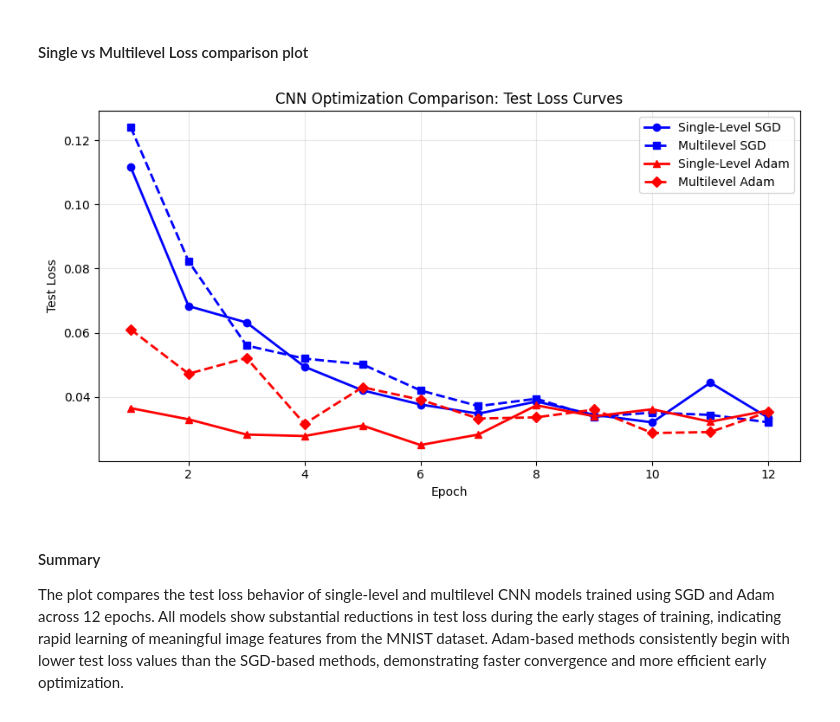
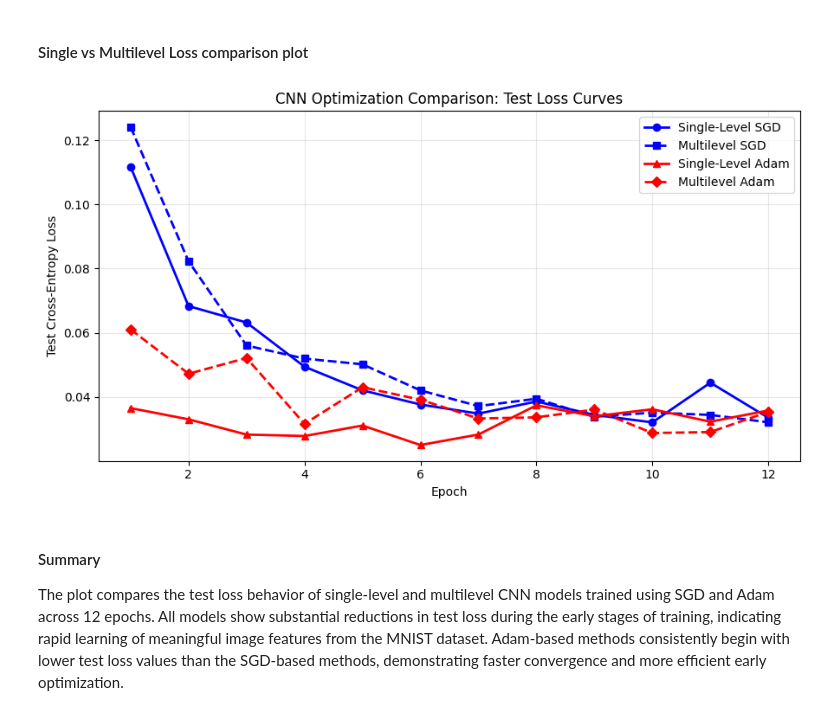
Before and after one commit to Edwin-Kutsushi/computational_ml_project, a Jupyter notebook: notebooks/01_mnist_analysis.ipynb, the cells around one changed output. Cells and saved outputs as stored; diff of their text form; code cells hidden in the pictures.

Commit message:
Update MNIST, MovieLens, and comparison notebooks

```diff
--- a/notebooks/01_mnist_analysis.ipynb
+++ b/notebooks/01_mnist_analysis.ipynb
@@ -447,36 +447,3 @@ Training loss decreases consistently from 0.0451 in the first epoch to 0.0069 in
 The highest test accuracy of 99.22% is achieved at Epoch 6, corresponding to the lowest test loss observed during training. Minor fluctuations in test loss and accuracy appear after this point, despite continued reductions in training loss. The total training time for the single-level CNN Adam model is approximately 278.36 seconds.
 # %% [markdown]
 #### Comparison loss SGD vs Adam
-# %%
-# Compare CNN training curves: SGD vs Adam
-
-epochs = range(1, len(single_results["test_loss"]) + 1)
-
-plt.figure(figsize=(8, 5))
-
-for results, name in [
-    (single_results, "SGD"),
-    (adam_results, "Adam")
-]:
-    plt.plot(epochs, results["test_loss"], linewidth=2,
-             label=f"{name} Test Loss")
-
-    plt.plot(epochs, results["train_loss"], linestyle="--",
-             alpha=0.7, label=f"{name} Train Loss")
-
-plt.xlabel("Epoch")
-plt.ylabel("Cross-Entropy Loss")
-plt.title("Single Level CNN Comparison: SGD vs Adam")
-
-plt.legend()
-plt.grid(True, linestyle="--", alpha=0.6)
-
-plt.tight_layout()
-
-plt.savefig(
-    mnist_fig_dir / "single_level_cnn_sgd_vs_adam_loss.png",
-    dpi=300,
-    bbox_inches="tight"
-)
-
-plt.show()
@@ -888,35 +984,35 @@ models = [
     (adam_results, "Single-Level Adam", "red", "-", "^"),
     (multi_adam_results, "Multilevel Adam", "red", "--", "D")
 ]
 
 for results, label, color, style, marker in models:
     plt.plot(
         range(1, len(results["test_loss"]) + 1),
         results["test_loss"],
         color=color,
         linestyle=style,
         marker=marker,
         linewidth=2,
         label=label
     )
 
 plt.xlabel("Epoch")
-plt.ylabel("Test Loss")
+plt.ylabel("Test Cross-Entropy Loss")
 plt.title("CNN Optimization Comparison: Test Loss Curves")
 
 plt.legend()
 plt.grid(True, alpha=0.3)
 plt.tight_layout()
 
 plt.savefig(
     mnist_fig_dir / "comparison_level_cnn_sgd_vs_adam_loss.png",
     dpi=300,
     bbox_inches="tight"
 )
 
 plt.show()
 # %% [output]
-[figure, old version]
+[figure, new version]
 # %% [markdown]
 #### Summary
 
```
Also changed, not shown: parts of 10 cells of this notebook, 2 other files.
